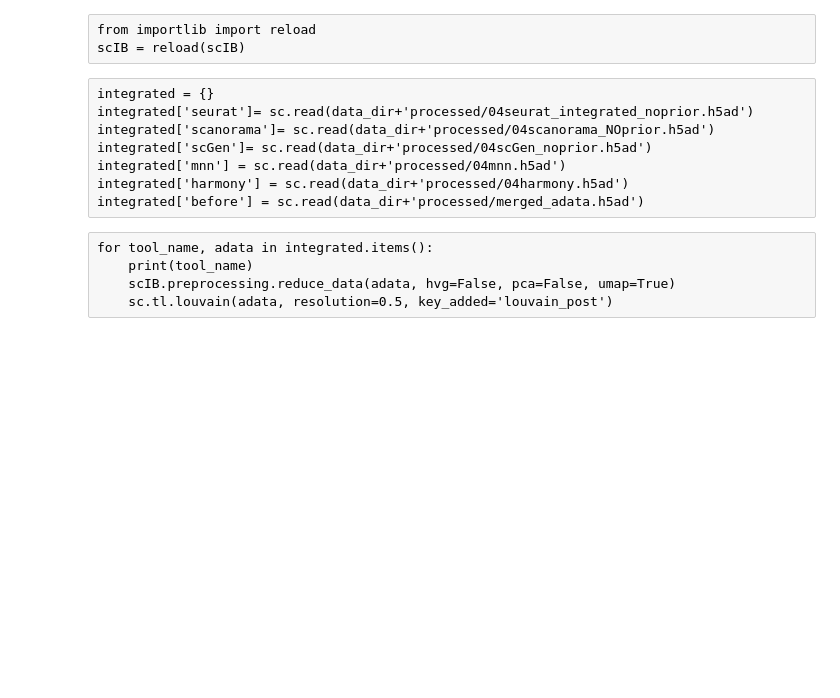
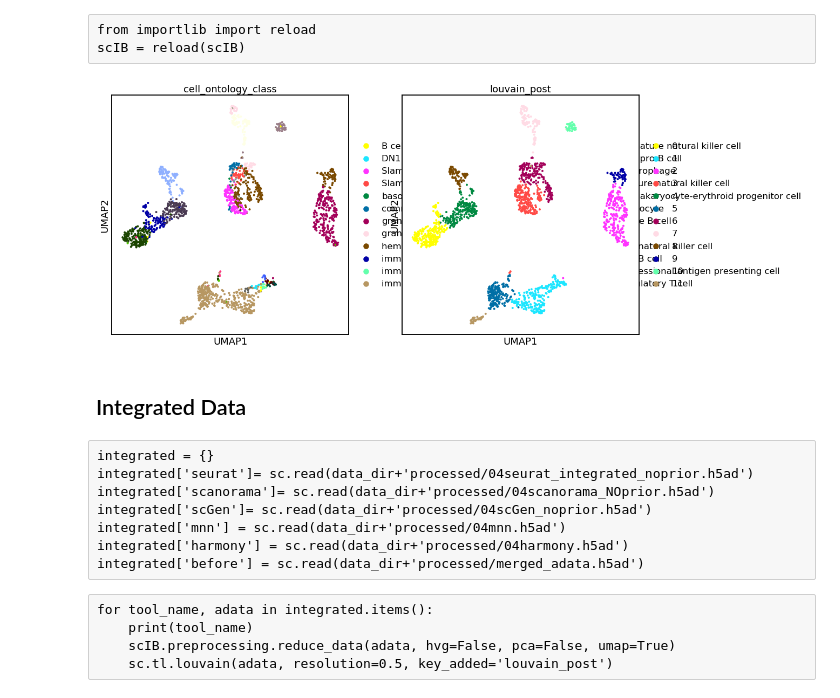
Before and after one commit to theislab/scib, a Jupyter notebook: notebooks/metrics/comparison.ipynb, the cells around one changed output. Cells and saved outputs as stored; diff of their text form; code cells hidden in the pictures; blank space fills up the shorter version.

```diff
--- a/notebooks/metrics/comparison.ipynb
+++ b/notebooks/metrics/comparison.ipynb
@@ -10,6 +10,20 @@ scIB = reload(scIB)
 default_fig_size = (8,8)
 plt.rcParams['figure.figsize'] = default_fig_size
 data_dir = '../data/'
+# %%
+facs = "../data/01Preprocessing_FACS_preprocessed.h5ad"
+adata_facs = sc.read(facs, cache=True)
+# %%
+sc.pp.subsample(adata_facs, fraction=0.3)
+
+scIB.preprocessing.reduce_data(adata_facs, hvg=False, pca=False, umap=True)
+sc.tl.louvain(adata_facs, resolution=0.5, key_added='louvain_post')
+
+sc.pl.umap(adata_facs, color=['cell_ontology_class', 'louvain_post'], palette=sc.pl.palettes.godsnot_64)
+# %% [output]
+[figure, added]
+# %% [markdown]
+## Integrated Data
 # %% [raw]
 integrated = {}
 integrated['seurat']= sc.read(data_dir+'processed/04seurat_integrated_noprior.h5ad')
```
Also changed, not shown: 1 other file.
